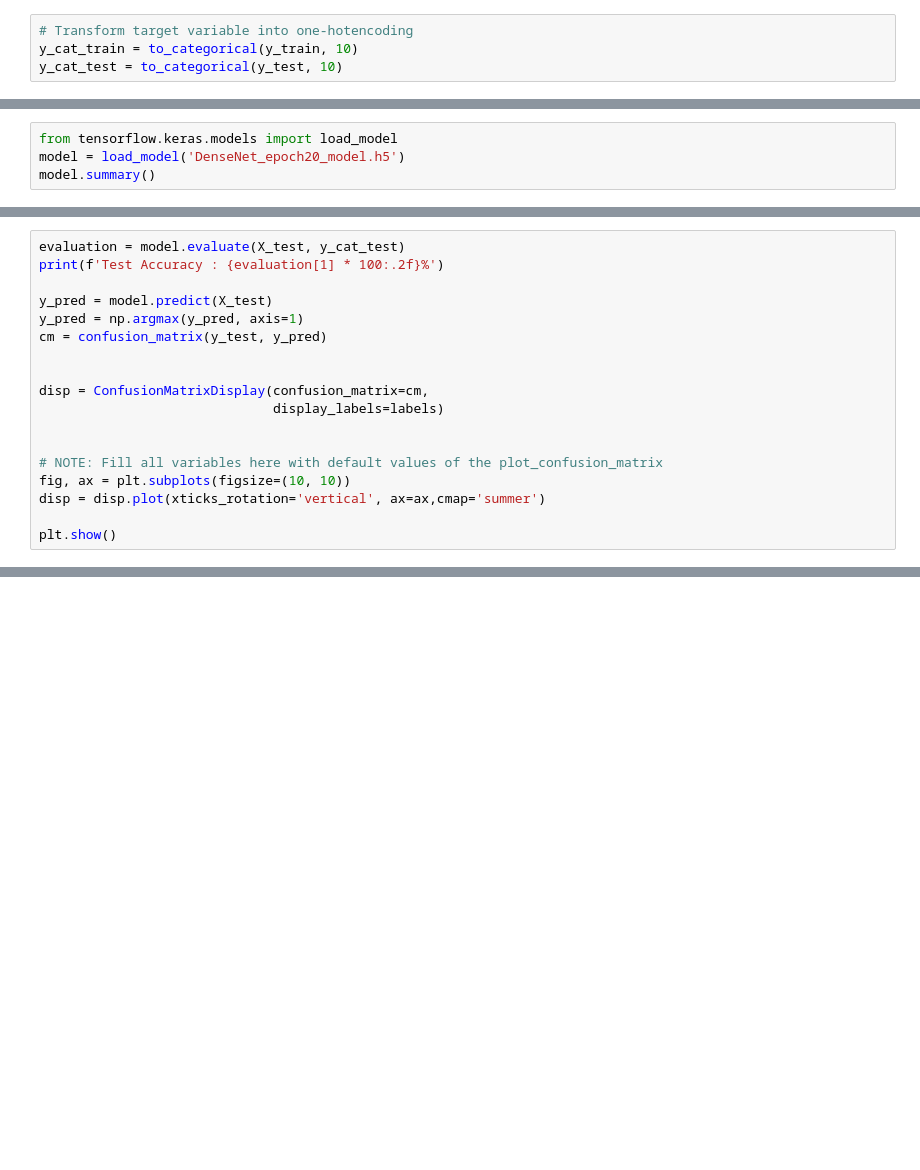
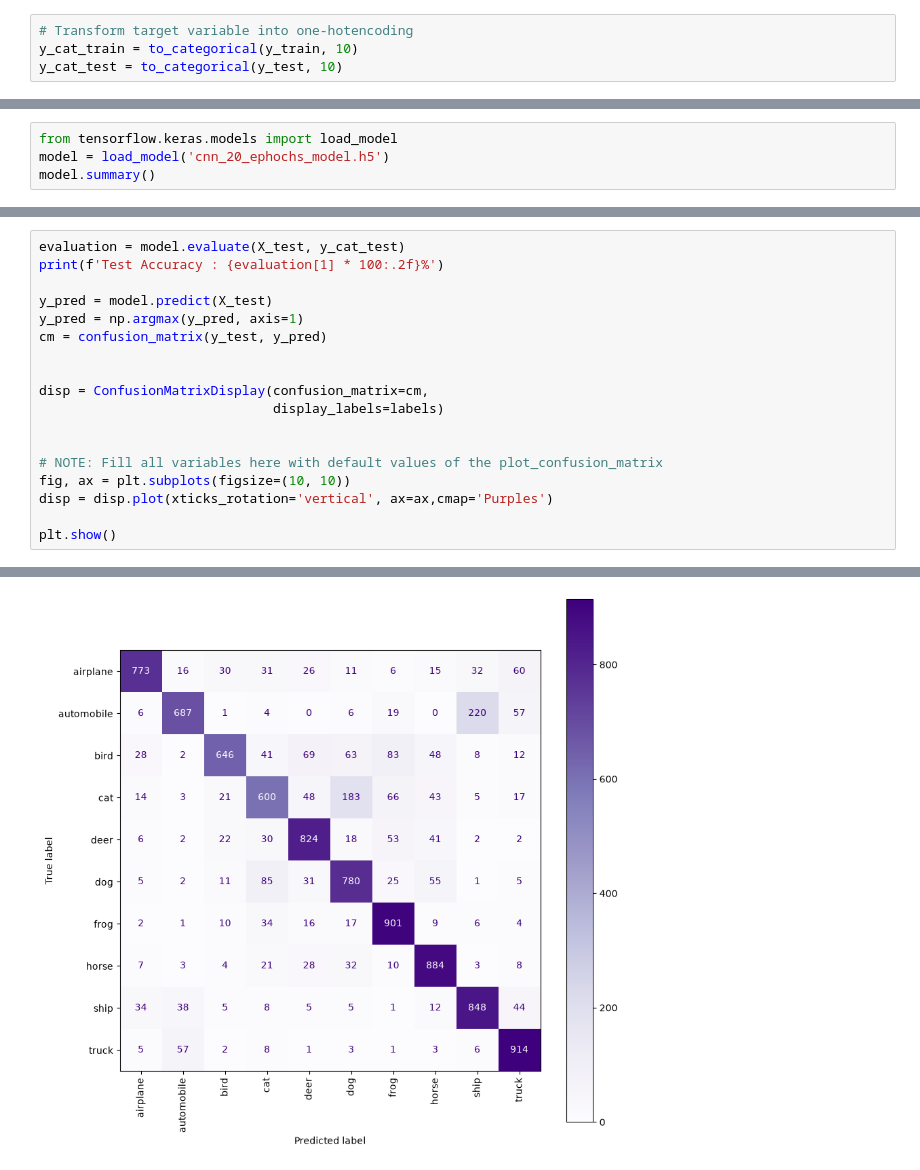
Before and after one commit to ylee197/FSE560, a Jupyter notebook: AI_projects/project2/Image_recognizer_model.ipynb, the cells around one changed output, grey strips where cells are left out. Cells and saved outputs as stored; diff of their text form; blank space fills up the shorter version.

```diff
--- a/AI_projects/project2/Image_recognizer_model.ipynb
+++ b/AI_projects/project2/Image_recognizer_model.ipynb
@@ -70,4 +72,4 @@ plt.subplots_adjust(hspace=0.4)
 # %%
 from tensorflow.keras.models import load_model
-model = load_model('DenseNet_epoch20_model.h5')
+model = load_model('cnn_20_ephochs_model.h5')
 model.summary()
@@ -86,6 +102,7 @@ disp = ConfusionMatrixDisplay(confusion_matrix=cm,
 
 # NOTE: Fill all variables here with default values of the plot_confusion_matrix
 fig, ax = plt.subplots(figsize=(10, 10))
-disp = disp.plot(xticks_rotation='vertical', ax=ax,cmap='summer')
+disp = disp.plot(xticks_rotation='vertical', ax=ax,cmap='Purples')
 
 plt.show()
+# %% [output]
@@ -92,3 +112,4 @@ plt.show()
+[figure, added]
 # %%
 # Test on one image
 image_id = 3
```
Also changed, not shown: parts of 4 cells of this notebook, 22 other files.
